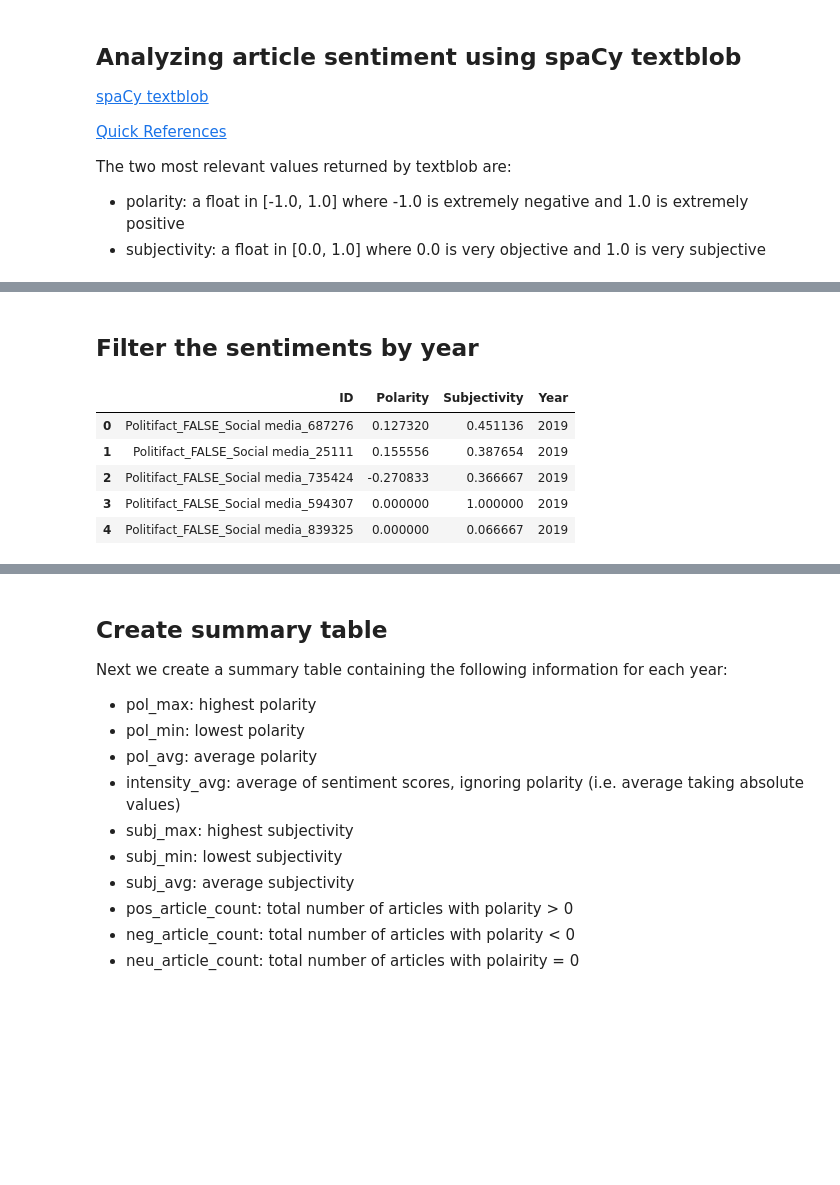
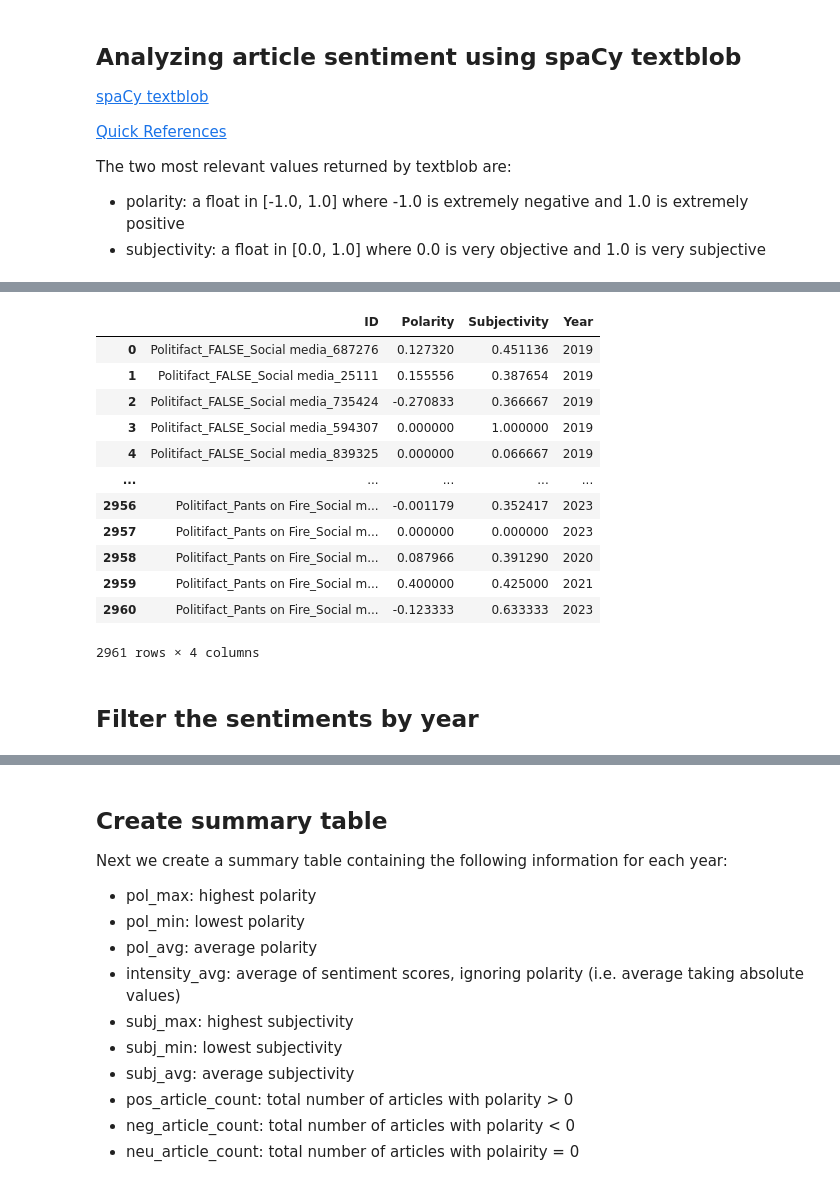
Before and after one commit to sfu-discourse-lab/fake_news_over_time, a Jupyter notebook: sentiment_analyzer.ipynb, the cells around one changed output, grey strips where cells are left out. Saved outputs shown, nothing was run; the diff lists cells and outputs as text; code cells hidden in the pictures; blank space fills up the shorter version.

Commit message:
Update sentiment analysis to work on MisInfoText

```diff
--- a/sentiment_analyzer.ipynb
+++ b/sentiment_analyzer.ipynb
@@ -33 +80,26 @@ fakespeak_df = pd.read_excel(input, sheet_name="Working", usecols=['ID', 'combin
+# %%
+fakespeak_config = DatasetConfig(
+    # file_path="/content/drive/My Drive/fake_news_over_time/Fakespeak_ENG_modified.xlsx",
+    input_path="./data/Fakespeak-ENG/Fakespeak-ENG modified.xlsx",
+    output_path="./data/Fakespeak-ENG/Analysis_output/Fakespeak_sentiment_analysis.xlsx",
+    sheet_name="Working",
+    usecols=['ID', 'combinedLabel', 'originalTextType', 'originalBodyText', 'originalDateYear'],
+    id_col="ID"
+)
+
+misinfotext_config = DatasetConfig(
+    input_path="./data/MisInfoText/PolitiFact_original_modified.xlsx",
+    output_path="./data/MisInfoText/Analysis_output/MisInfoText_sentiment_analysis.xlsx",
+    sheet_name="Working",
+    usecols=None,
+    id_col="factcheckURL"
+)
+# %%
+using_dataset = misinfotext_config
+# %%
+dataset_df = pd.read_excel(
+    using_dataset.input_path,
+    sheet_name=using_dataset.sheet_name,
+    usecols=using_dataset.usecols
+)
 # %%
@@ -92,0 +130,3 @@ sentiment_df.head()
+# %%
+dataset_df["doc"] = list(nlp.pipe(dataset_df["originalBodyText"]))
+dataset_df.head()
@@ -93,2 +140,24 @@ sentiment_df.head()
+# %%
+sentiment_df = pd.DataFrame(data={
+    "ID": dataset_df[using_dataset.id_col],
+    "Polarity": dataset_df["doc"].apply(lambda doc: doc._.blob.polarity),
+    "Subjectivity": dataset_df["doc"].apply(lambda doc: doc._.blob.subjectivity),
+    "Year": dataset_df["originalDateYear"]
+})
+sentiment_df
+# %% [output]
+|  | ID | Polarity | Subjectivity | Year |
+| 0 | Politifact_FALSE_Social media_687276 | 0.127320 | 0.451136 | 2019 |
+| 1 | Politifact_FALSE_Social media_25111 | 0.155556 | 0.387654 | 2019 |
+| 2 | Politifact_FALSE_Social media_735424 | -0.270833 | 0.366667 | 2019 |
+| 3 | Politifact_FALSE_Social media_594307 | 0.000000 | 1.000000 | 2019 |
+| 4 | Politifact_FALSE_Social media_839325 | 0.000000 | 0.066667 | 2019 |
+| ... | ... | ... | ... | ... |
+| 2956 | Politifact_Pants on Fire_Social m... | -0.001179 | 0.352417 | 2023 |
+| 2957 | Politifact_Pants on Fire_Social m... | 0.000000 | 0.000000 | 2023 |
+| 2958 | Politifact_Pants on Fire_Social m... | 0.087966 | 0.391290 | 2020 |
+| 2959 | Politifact_Pants on Fire_Social m... | 0.400000 | 0.425000 | 2021 |
+| 2960 | Politifact_Pants on Fire_Social m... | -0.123333 | 0.633333 | 2023 |
+2961 rows × 4 columns
 # %% [markdown]
 ## Filter the sentiments by year
@@ -103,9 +163,0 @@ sent_24_df = sentiment_df.loc[sentiment_df['Year'] == 2024]
-# %%
-sent_19_df.head()
-# %% [output]
-|  | ID | Polarity | Subjectivity | Year |
-| 0 | Politifact_FALSE_Social media_687276 | 0.127320 | 0.451136 | 2019 |
-| 1 | Politifact_FALSE_Social media_25111 | 0.155556 | 0.387654 | 2019 |
-| 2 | Politifact_FALSE_Social media_735424 | -0.270833 | 0.366667 | 2019 |
-| 3 | Politifact_FALSE_Social media_594307 | 0.000000 | 1.000000 | 2019 |
-| 4 | Politifact_FALSE_Social media_839325 | 0.000000 | 0.066667 | 2019 |
```
Also changed, not shown: parts of 21 cells of this notebook, 2 other files.
